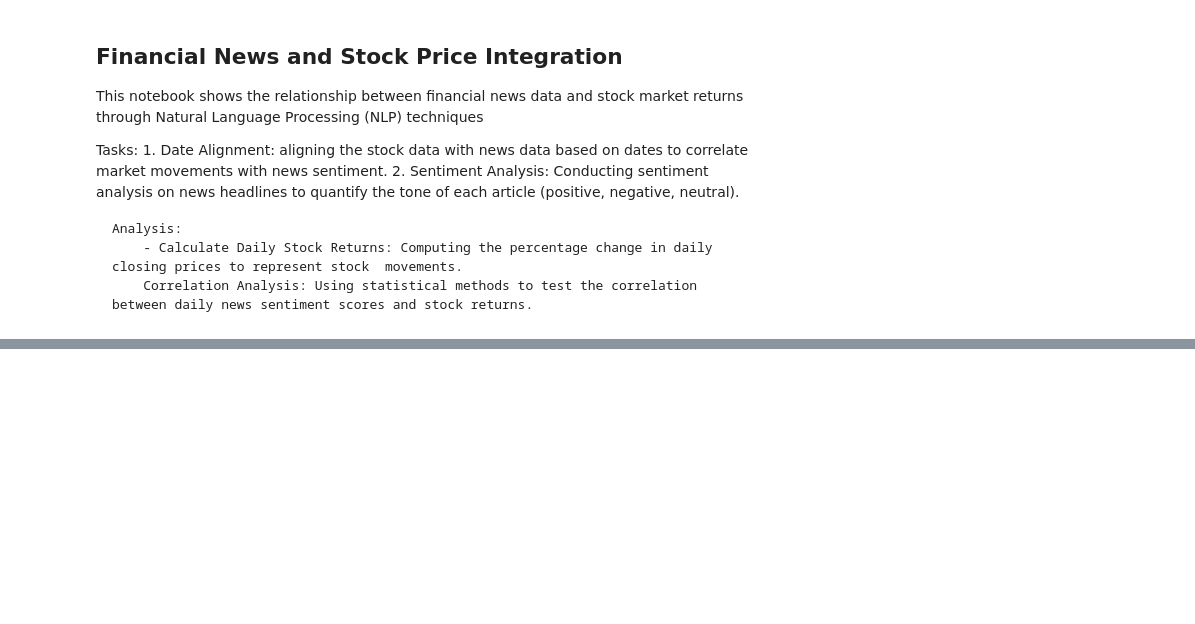
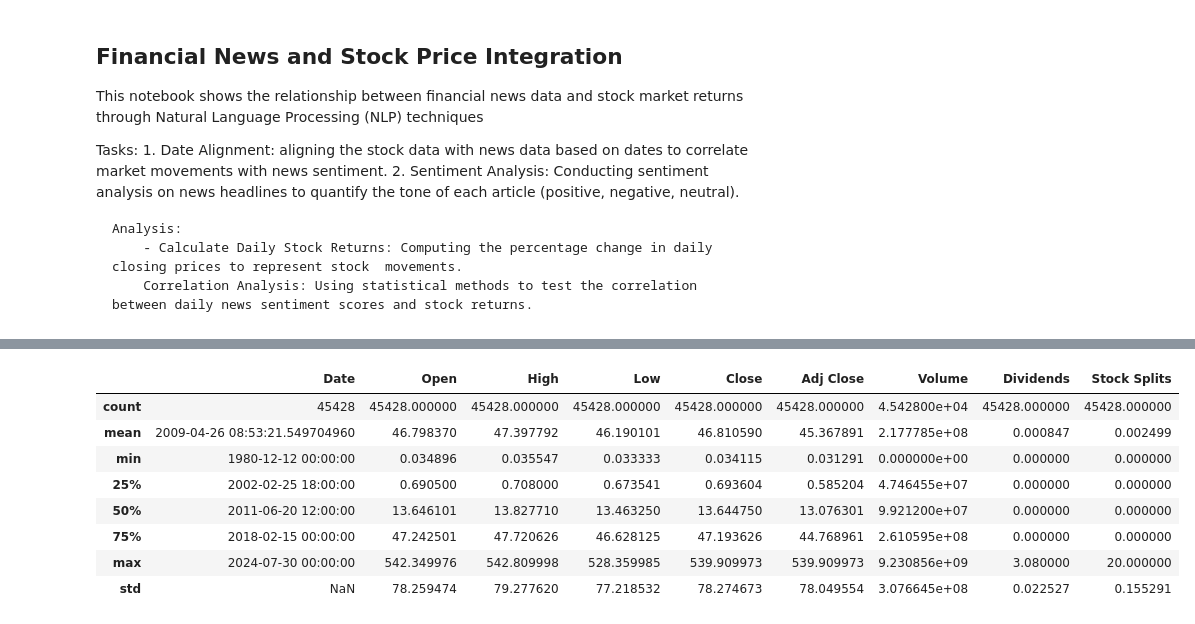
Before and after one commit to Gemechu90/Financial-News-Stock-Analysis, a Jupyter notebook: notebooks/correlation_analysis_notebooks.ipynb, the cells around one changed output, grey strips where cells are left out. Saved outputs shown, nothing was run; the diff lists cells and outputs as text; code cells hidden in the pictures; blank space fills up the shorter version.

```diff
--- a/notebooks/correlation_analysis_notebooks.ipynb
+++ b/notebooks/correlation_analysis_notebooks.ipynb
@@ -20,0 +89,12 @@ ModuleNotFoundError: No module named 'scripts.sentiment_correlation_analysis'
+# %%
+stock_data.describe()
+# %% [output]
+|  | Date | Open | High | Low | Close | Adj Close | Volume | Dividends | Stock Splits |
+| count | 45428 | 45428.000000 | 45428.000000 | 45428.000000 | 45428.000000 | 45428.000000 | 4.542800e+04 | 45428.000000 | 45428.000000 |
+| mean | 2009-04-26 08:53:21.549704960 | 46.798370 | 47.397792 | 46.190101 | 46.810590 | 45.367891 | 2.177785e+08 | 0.000847 | 0.002499 |
+| min | 1980-12-12 00:00:00 | 0.034896 | 0.035547 | 0.033333 | 0.034115 | 0.031291 | 0.000000e+00 | 0.000000 | 0.000000 |
+| 25% | 2002-02-25 18:00:00 | 0.690500 | 0.708000 | 0.673541 | 0.693604 | 0.585204 | 4.746455e+07 | 0.000000 | 0.000000 |
+| 50% | 2011-06-20 12:00:00 | 13.646101 | 13.827710 | 13.463250 | 13.644750 | 13.076301 | 9.921200e+07 | 0.000000 | 0.000000 |
+| 75% | 2018-02-15 00:00:00 | 47.242501 | 47.720626 | 46.628125 | 47.193626 | 44.768961 | 2.610595e+08 | 0.000000 | 0.000000 |
+| max | 2024-07-30 00:00:00 | 542.349976 | 542.809998 | 528.359985 | 539.909973 | 539.909973 | 9.230856e+09 | 3.080000 | 20.000000 |
+| std | NaN | 78.259474 | 79.277620 | 77.218532 | 78.274673 | 78.049554 | 3.076645e+08 | 0.022527 | 0.155291 |
```
Also changed, not shown: parts of 13 cells of this notebook.
